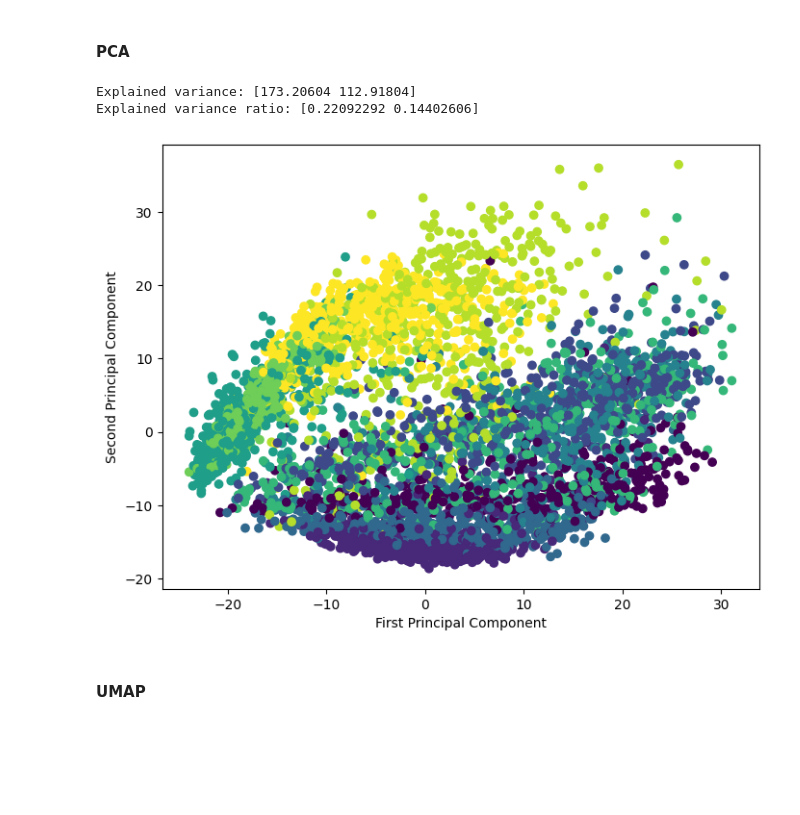
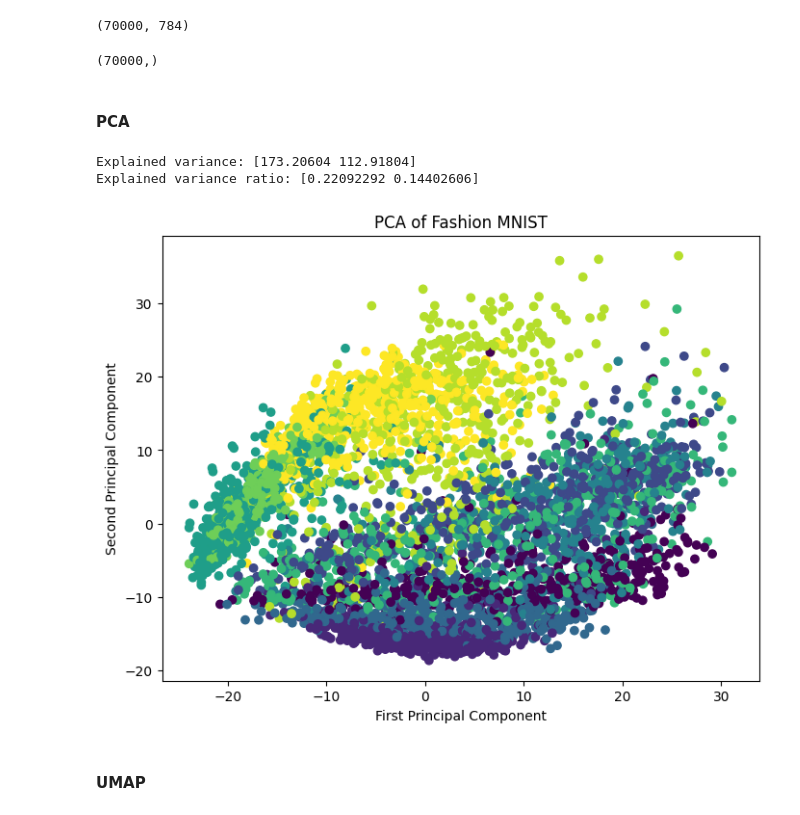
Before and after one commit to DaniNiamut/ict-f0ntys-internship, a Jupyter notebook: dimension_reduction.ipynb, the cells around one changed output. Saved outputs shown, nothing was run; the diff lists cells and outputs as text; code cells hidden in the pictures; blank space fills up the shorter version.

```diff
--- a/dimension_reduction.ipynb
+++ b/dimension_reduction.ipynb
@@ -44,40 +61,44 @@ fashion = fashion.reshape((fashion.shape[0], -1))
+# %%
+scaled_data.shape
+# %% [output]
+(70000, 784)
+# %%
+y_fashion.shape
+# %% [output]
+(70000,)
 # %% [markdown]
 #### PCA
 # %%
-# PCA
 pca = PCA(n_components=2)
-scaled_data = StandardScaler().fit_transform(fashion)
-# Fit PCA on the scaled data
 pca_result = pca.fit_transform(scaled_data)
 
 # Create a DataFrame with the PCA result
 #print(pca_result)
 
 # Explained variance measures the absolute amount of variance that is explained by each principal component.
 # This is useful when you want to know how many principal components you need to retain in order to capture a
 # certain percentage of the total variance in the original dataset.
 print("Explained variance:", pca.explained_variance_)
 
 # Explained variance ratio measures the relative amount of variance that is explained by each principal component.
 # This is useful when you want to know how much information each principal component
 # contributes to the overall structure of the data.
 print("Explained variance ratio:", pca.explained_variance_ratio_)
 
-# giving a larger plot
+
 plt.figure(figsize=(8, 6))
+plt.scatter(pca_result[:5000, 0],
+            pca_result[:5000, 1],
+            c=y_fashion[:5000],
+            cmap='viridis')
 
-plt.scatter(pca_result[:5000, 0], pca_result[:5000, 1],
-            c=y_fashion[:5000],  # color by labels
-            cmap='viridis',  # colormap
-)
-
-# labeling x and y axes
 plt.xlabel('First Principal Component')
 plt.ylabel('Second Principal Component')
+plt.title('PCA of Fashion MNIST')
 plt.show()
 # %% [output]
 Explained variance: [173.20604 112.91804]
 Explained variance ratio: [0.22092292 0.14402606]
-[figure, old version]
+[figure, new version]
 # %% [markdown]
 #### UMAP
```
Also changed, not shown: parts of 17 cells of this notebook, 16 other files.
